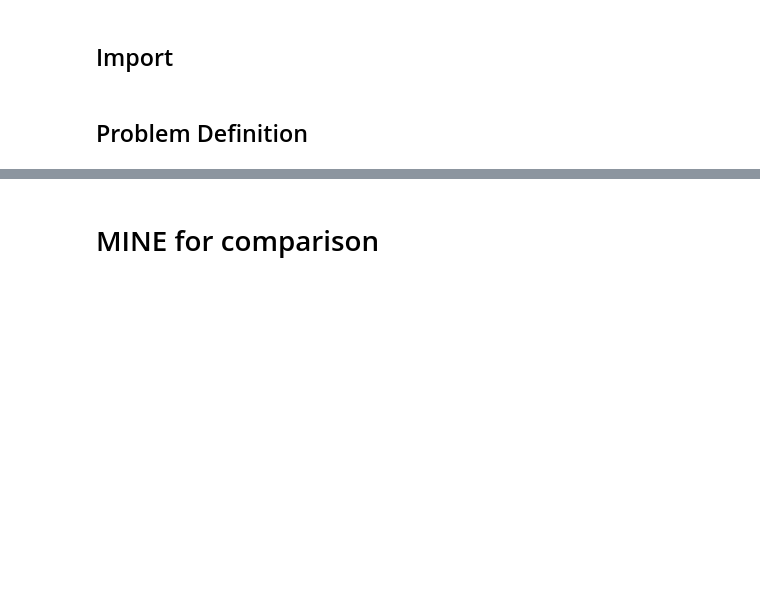
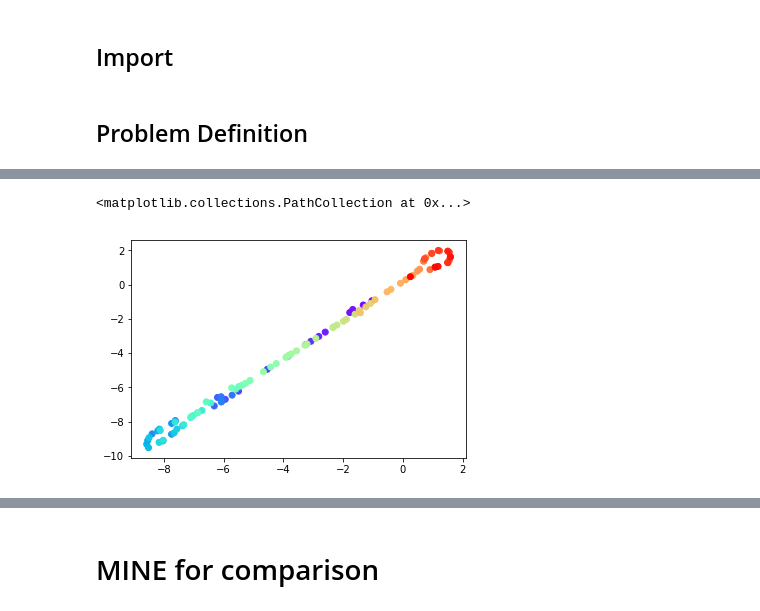
Before and after one commit to NinelK/neural-approx-ss-lfi, a Jupyter notebook: task_N.ipynb, the cells around one changed output, grey strips where cells are left out. Saved outputs shown, nothing was run; the diff lists cells and outputs as text; code cells hidden in the pictures; blank space fills up the shorter version.

```diff
--- a/task_N.ipynb
+++ b/task_N.ipynb
@@ -121,11 +148,29 @@ plt.hist(theta)
 # visualize latents s(x)
 nbins=100
 stats2plot = []
+data2plot = []
+summary2plot = []
 for i in range(nbins):
     mask = (data['X']>i/nbins) & (data['X']<=(i+1)/nbins)
     get_stat = snl2_abc.convert_stat(snl2_abc.problem.statistics(data['Y'][mask]))
     stats2plot.append(get_stat)
+    data2plot.append(data['Y'][mask].mean(0))
+    summary2plot.append(snl2_abc.problem.statistics(data['Y'][mask]))
 # np.array(stats2plot).shape
-from sklearn.manifold import TSNE
-X_embedded = TSNE(n_components=2).fit_transform(np.array(stats2plot).squeeze())
-X_embedded.shape
+from sklearn.manifold import TSNE, SpectralEmbedding
+from sklearn.decomposition import PCA
+latent_PCA = PCA(n_components=2).fit_transform(np.array(stats2plot).squeeze())
+latent_TSNE = TSNE(n_components=2).fit_transform(np.array(stats2plot).squeeze())
+latent_LEM = SpectralEmbedding(n_components=2).fit_transform(np.array(stats2plot).squeeze())
+
+
+summary_PCA = PCA(n_components=2).fit_transform(np.array(summary2plot).squeeze())
+summary_TSNE = TSNE(n_components=2).fit_transform(np.array(summary2plot).squeeze())
+summary_LEM = SpectralEmbedding(n_components=2).fit_transform(np.array(summary2plot).squeeze())
+
+
+data_PCA = PCA(n_components=2).fit_transform(np.array(data2plot).squeeze())
+data_TSNE = TSNE(n_components=2).fit_transform(np.array(data2plot).squeeze())
+data_LEM = SpectralEmbedding(n_components=2).fit_transform(np.array(data2plot).squeeze())
+
+# latent_TSNE = TSNE(n_components=2).fit_transform(np.array(stats2plot).squeeze())
@@ -132,7 +235,10 @@ X_embedded.shape
 # %%
 import matplotlib.cm as cm
 plt.scatter(*X_embedded.T,color=cm.rainbow(np.linspace(0,1,nbins)))
-plt.scatter(*X_embedded[int(nbins*60/160):int(nbins*120/160)].T,marker='x',color='k') #late part of the corridor marked
+# plt.scatter(*X_embedded[int(nbins*20/160):int(nbins*60/160)].T,marker='x',color='k') #late part of the corridor marked
+# %% [output]
+<matplotlib.collections.PathCollection at 0x...>
+[figure, added]
 # %%
 # calculate MI using all generated subsamples
 all_stats = torch.tensor(np.vstack(snl2_abc.all_stats[0:snl2_abc.l+1])).float()
```
Also changed, not shown: parts of 12 cells of this notebook, 1 other file.
